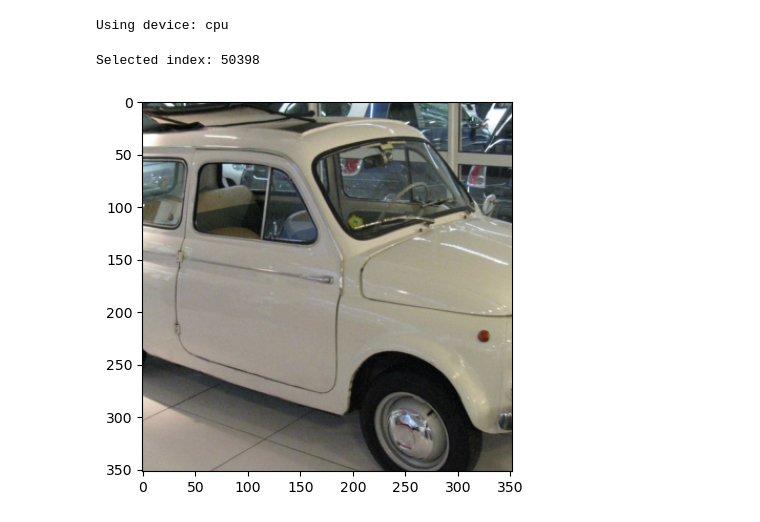
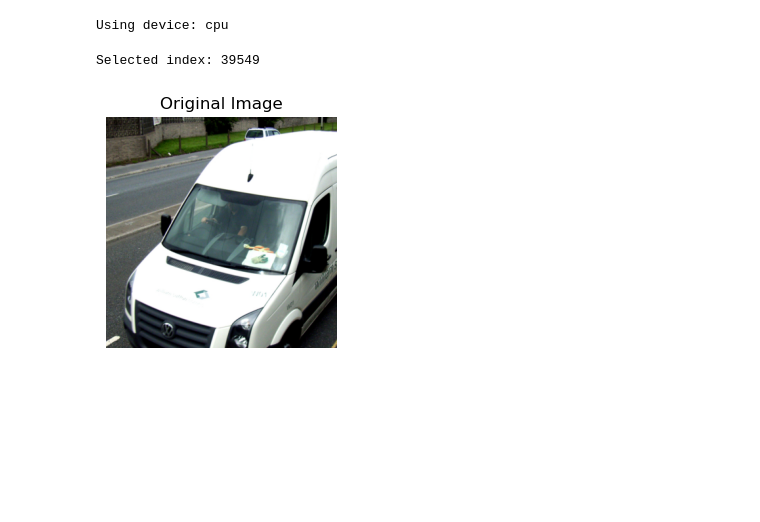
Before and after one commit to Unturned3/vlr-project, a Jupyter notebook: demo.ipynb, the cells around one changed output. Saved outputs shown, nothing was run; the diff lists cells and outputs as text; code cells hidden in the pictures; blank space fills up the shorter version.

Commit message:
Good visualizations

```diff
--- a/demo.ipynb
+++ b/demo.ipynb
@@ -27,13 +32,20 @@ vit = vit.eval()
 dataset = ImageDataset(cfg.data_dir, cfg.image_paths_pkl)
 # %%
 # idx = randint(0, len(dataset) - 1)
-idx = 50398
+# idx = 50398  # easy car
+# idx = 133863  # difficult, degenerate example with large black background
+# idx = 90186 # almost uniform texture
+# idx = 153060  # large white sky
+idx = 39549  # overexposed van
 print(f'Selected index: {idx}')
-img = vit_trainer.resize_image(dataset[idx])
+orig_image = vit_trainer.resize_image(dataset[idx])
 
-plt.imshow(img.permute(1, 2, 0))
+fig, ax = plt.subplots(figsize=(3, 3))
+ax.set_title('Original Image')
+ax.axis('off')
+ax.imshow(orig_image.permute(1, 2, 0))
 plt.show()
 # %% [output]
-Selected index: 50398
+Selected index: 39549
-[figure, old version]
+[figure, new version]
 # %%
```
Also changed, not shown: parts of 13 cells of this notebook, 3 other files.
